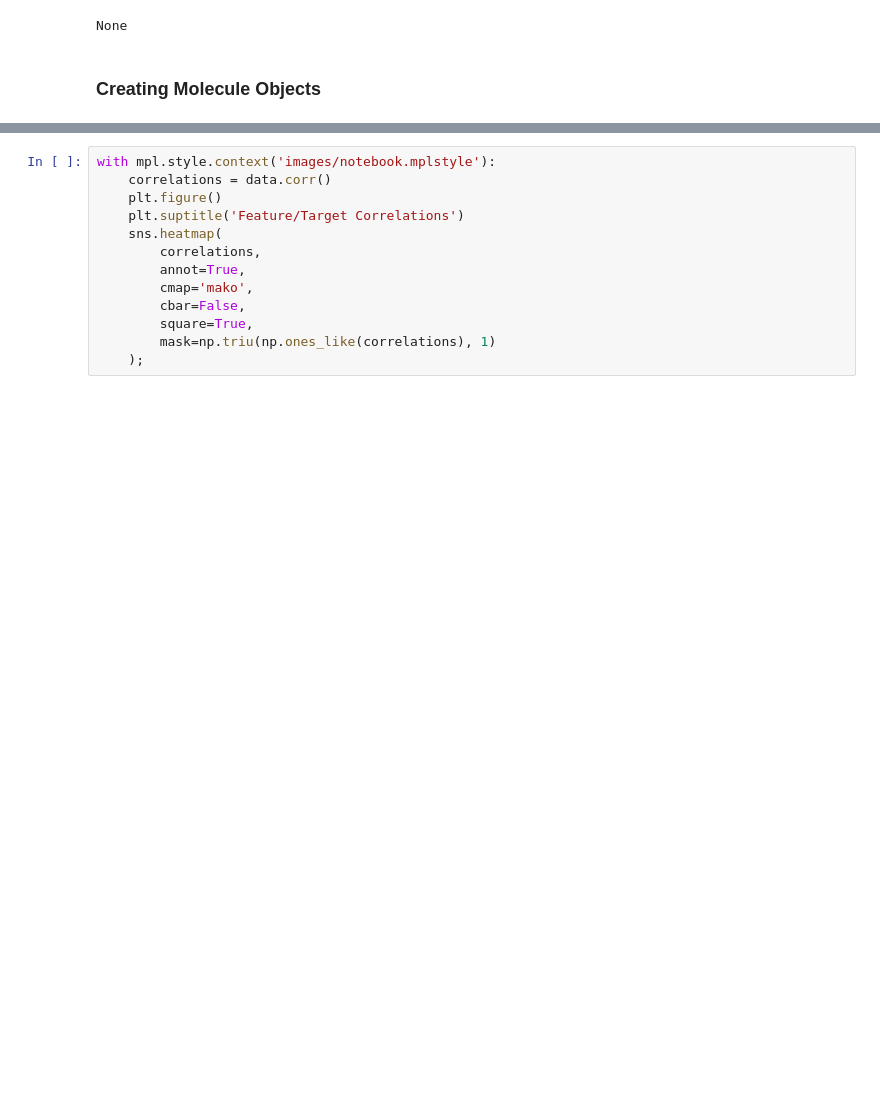
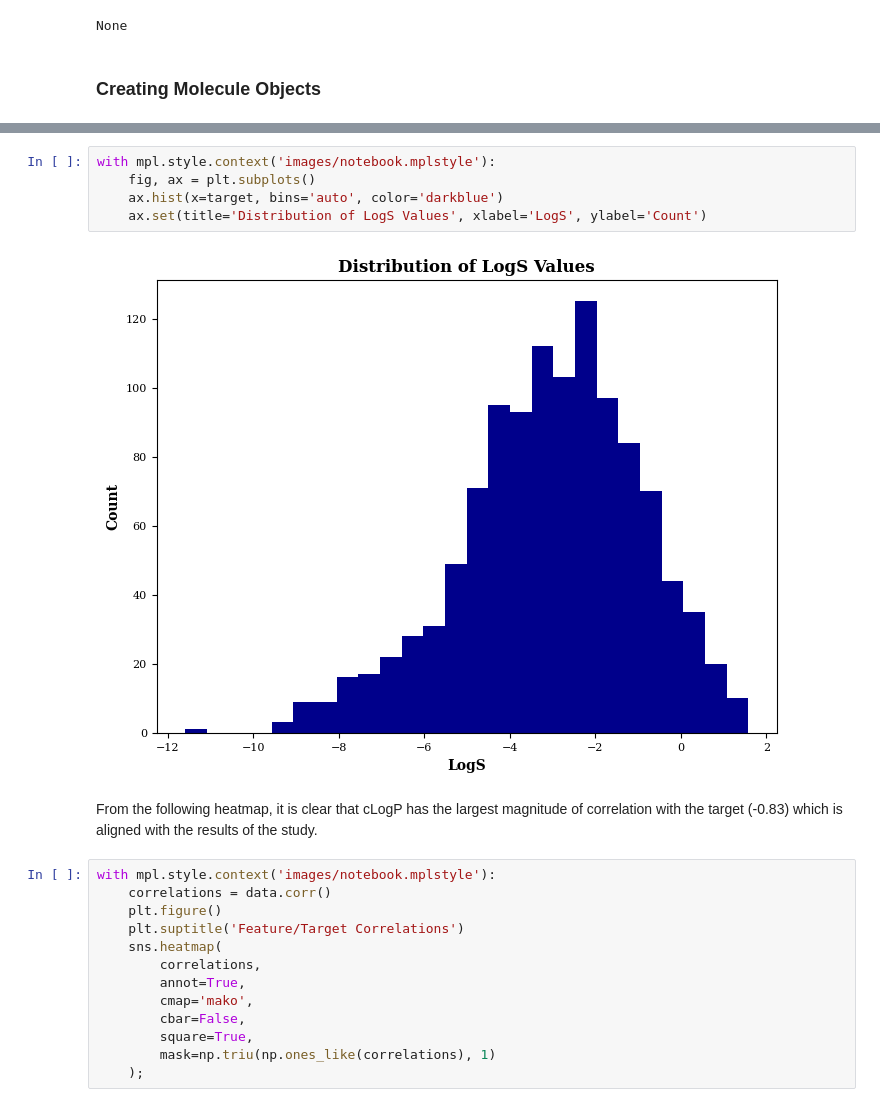
Before and after one commit to iansharff/solubility_regression, a Jupyter notebook: 01_FirstModels.ipynb, the cells around one changed output, grey strips where cells are left out. Saved outputs shown, nothing was run; the diff lists cells and outputs as text; blank space fills up the shorter version.

```diff
--- a/01_FirstModels.ipynb
+++ b/01_FirstModels.ipynb
@@ -134,3 +145,12 @@ with mpl.style.context('images/notebook.mplstyle'):
+# %%
+with mpl.style.context('images/notebook.mplstyle'):
+    fig, ax = plt.subplots()
+    ax.hist(x=target, bins='auto', color='darkblue')
+    ax.set(title='Distribution of LogS Values', xlabel='LogS', ylabel='Count')
+# %% [output]
+[figure, added]
+# %% [markdown]
+From the following heatmap, it is clear that cLogP has the largest magnitude of correlation with the target (-0.83) which is aligned with the results of the study.
 # %%
 with mpl.style.context('images/notebook.mplstyle'):
     correlations = data.corr()
```
Also changed, not shown: parts of 14 cells of this notebook.
